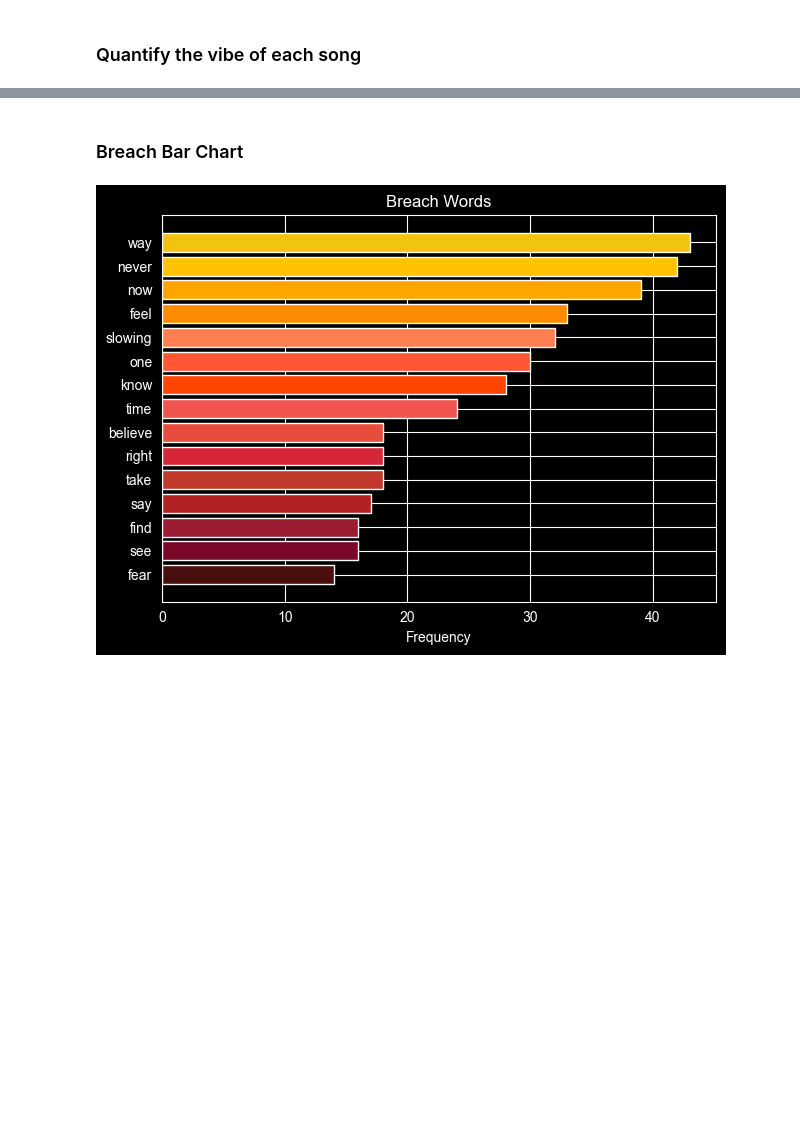
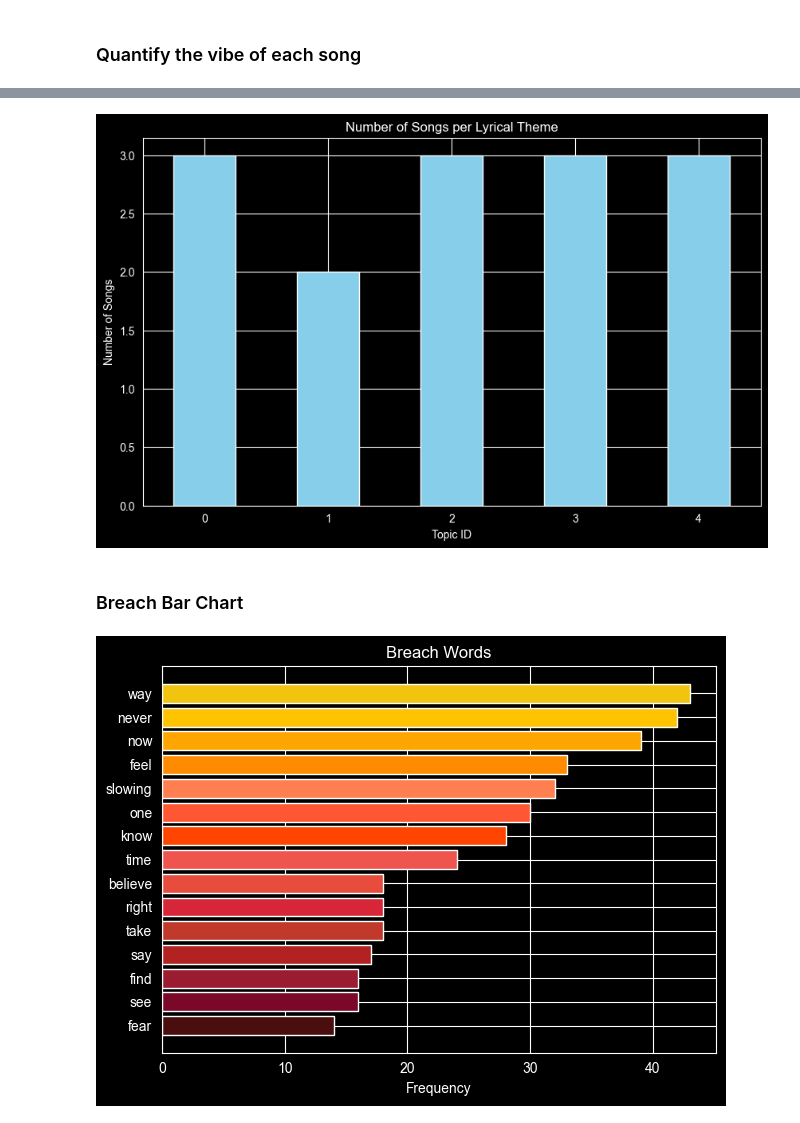
Before and after one commit to MeredithClikkie/torchbearerlab.github.io, a Jupyter notebook: BreachLyricsMood.ipynb, the cells around one changed output, grey strips where cells are left out. Saved outputs shown, nothing was run; the diff lists cells and outputs as text; code cells hidden in the pictures; blank space fills up the shorter version.

```diff
--- a/BreachLyricsMood.ipynb
+++ b/BreachLyricsMood.ipynb
@@ -962,3 +1048,19 @@ print(df_topics[['Song_Name', 'Dominant_Topic', 'Topic_Perc_Contribution']])
+# %%
+import matplotlib.pyplot as plt
+
+# Count how many songs fall into each topic
+topic_counts = df_topics['Dominant_Topic'].value_counts().sort_index()
+
+# Simple bar chart
+plt.figure(figsize=(10,6))
+topic_counts.plot(kind='bar', color='skyblue')
+plt.title('Number of Songs per Lyrical Theme')
+plt.xlabel('Topic ID')
+plt.ylabel('Number of Songs')
+plt.xticks(rotation=0)
+plt.show()
+# %% [output]
+[figure, added]
 # %% [markdown]
 ### Breach Bar Chart
 # %%
```
Also changed, not shown: parts of 14 cells of this notebook, 6 other files.
